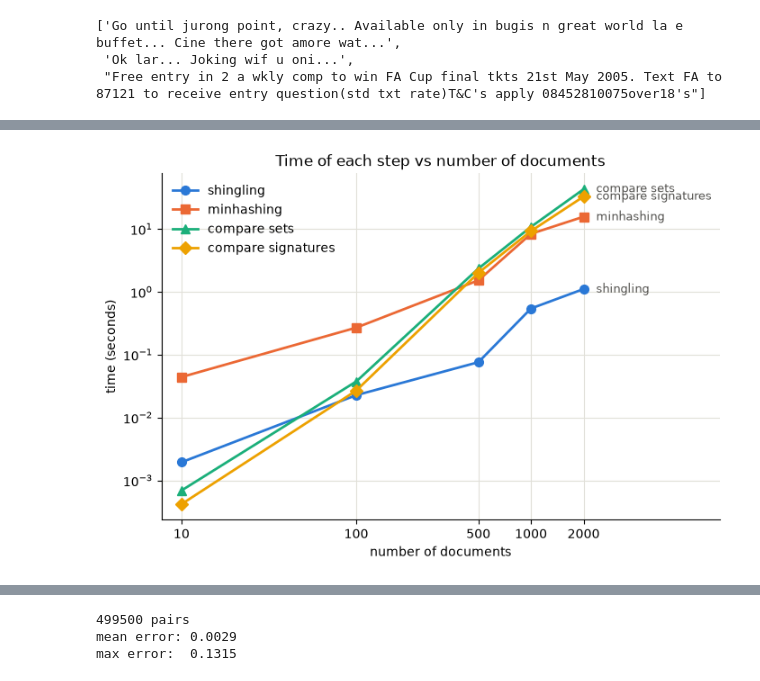
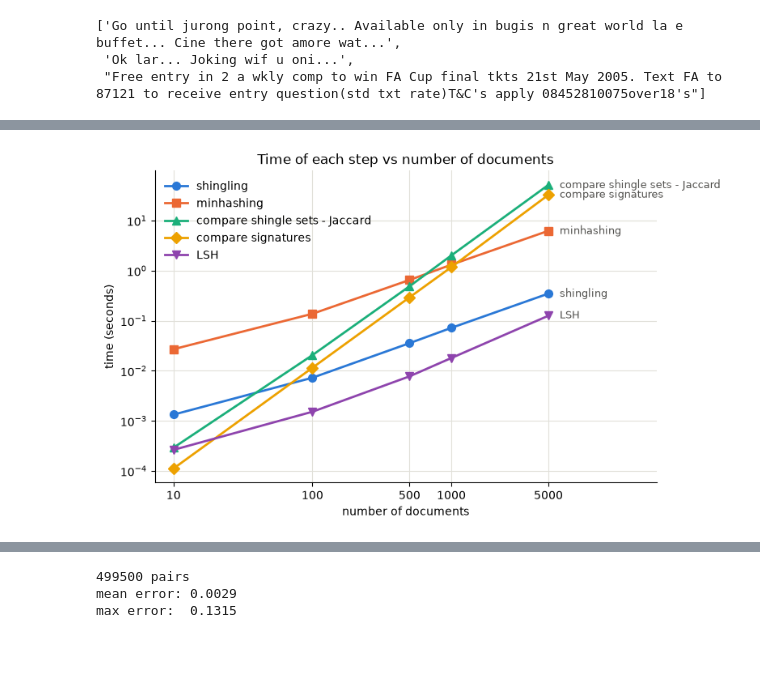
Before and after one commit to Val0007/Data-mining-course, a Jupyter notebook: shingle.ipynb, the cells around one changed output, grey strips where cells are left out. Cells and saved outputs as stored; diff of their text form; code cells hidden in the pictures; blank space fills up the shorter version.

Commit message:
finish implementing LSH and results

```diff
--- a/shingle.ipynb
+++ b/shingle.ipynb
@@ -297,0 +347,30 @@ results_df
+# %%
+# summary of the times of this run, used in the conclusions
+# it is calculated from the table above, so it always matches the run (the times change every time we run it)
+t = pd.DataFrame(results).set_index("documents")   # not rounded
+small, big = 1000, 5000
+
+print(f"From {small} to {big} documents the number of pairs grows {t.loc[big, 'all pairs'] / t.loc[small, 'all pairs']:.0f} times.")
+# average number of shingles of a document (to compare with the n = 100 numbers of a signature)
+for size in [small, big]:
+    avg_shingles = sum(len(Shingle(K, doc).shingles) for doc in docs[:size]) / size
+    print(f"Average number of shingles with {size} documents: {avg_shingles:.1f} (a signature has {N_HASHES} numbers)")
+print("Time of each step and how many times it grows:")
+for step in ["shingling (s)", "minhashing (s)", "compare shingle sets - Jaccard (s)", "compare signatures (s)", "LSH (s)"]:
+    print(f"  {step:<36} {t.loc[small, step]:8.3f} s -> {t.loc[big, step]:8.3f} s   ({t.loc[big, step] / t.loc[small, step]:.0f} times)")
+
+# total time of each way (the same as graph 2)
+ways = pd.DataFrame({
+    "Jaccard": t["shingling (s)"] + t["compare shingle sets - Jaccard (s)"],
+    "signatures": t["shingling (s)"] + t["minhashing (s)"] + t["compare signatures (s)"],
+    "LSH": t["shingling (s)"] + t["minhashing (s)"] + t["LSH (s)"],
+})
+print("\nFastest way for each number of documents:")
+for size, way in ways.idxmin(axis=1).items():
+    print(f"  {size:>5} documents: {way}")
+
+print(f"\nWith {big} documents:")
+print(f"  total time: Jaccard {ways.loc[big, 'Jaccard']:.1f} s, signatures {ways.loc[big, 'signatures']:.1f} s, LSH {ways.loc[big, 'LSH']:.1f} s")
+print(f"  the LSH way is {ways.loc[big, 'Jaccard'] / ways.loc[big, 'LSH']:.0f} times faster than Jaccard and {ways.loc[big, 'signatures'] / ways.loc[big, 'LSH']:.0f} times faster than signatures")
+print(f"  minhashing is {t.loc[big, 'minhashing (s)'] / ways.loc[big, 'LSH'] * 100:.0f}% of the time of the LSH way")
+print(f"  LSH (step 5) is {t.loc[big, 'compare signatures (s)'] / t.loc[big, 'LSH (s)']:.0f} times faster than compare signatures (step 4)")
@@ -335,33 +439,33 @@ pd.DataFrame(rows).sort_values("Jaccard").head(15)
 # %%
 import matplotlib.pyplot as plt
 
 # graph 1: time of each step vs number of documents
 times_df = pd.DataFrame(results)   # not rounded, because a log scale can't show 0
-steps = ["shingling (s)", "minhashing (s)", "compare sets (s)", "compare signatures (s)"]
-colors = ["#2a78d6", "#eb6834", "#1baf7a", "#eda100"]
-markers = ["o", "s", "^", "D"]
+steps = ["shingling (s)", "minhashing (s)", "compare shingle sets - Jaccard (s)", "compare signatures (s)", "LSH (s)"]   # names have to be the same as in find_similar_documents
+colors = ["#2a78d6", "#eb6834", "#1baf7a", "#eda100", "#8e44ad"]
+markers = ["o", "s", "^", "D", "v"]
 
 fig, ax = plt.subplots(figsize=(8, 5))
 for step, color, marker in zip(steps, colors, markers):
     name = step.replace(" (s)", "")
     ax.plot(times_df["documents"], times_df[step], color=color, marker=marker, linewidth=2, markersize=7, label=name)
     # write the name at the end of each line
     ax.annotate(name, (times_df["documents"].iloc[-1], times_df[step].iloc[-1]),
                 xytext=(10, 0), textcoords="offset points", va="center", fontsize=9, color="#52514e")
 
 ax.set_xscale("log")
 ax.set_yscale("log")
 ax.set_xticks(times_df["documents"])
 ax.set_xticklabels(times_df["documents"])
 ax.minorticks_off()
 ax.set_xlim(right=times_df["documents"].max() * 6)   # space for the names at the end of the lines
 ax.set_xlabel("number of documents")
 ax.set_ylabel("time (seconds)")
 ax.set_title("Time of each step vs number of documents")
 ax.grid(True, color="#e1e0d9", linewidth=0.8)
 ax.spines["top"].set_visible(False)
 ax.spines["right"].set_visible(False)
 ax.legend(loc="upper left", frameon=False)
 plt.show()
 # %% [output]
-[figure, old version]
+[figure, new version]
```
Also changed, not shown: parts of 16 cells of this notebook.
